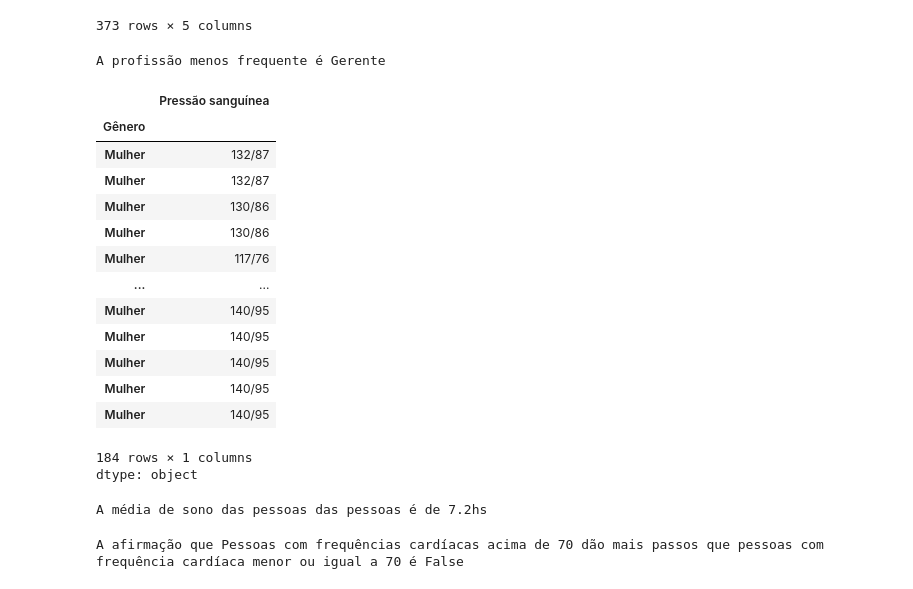
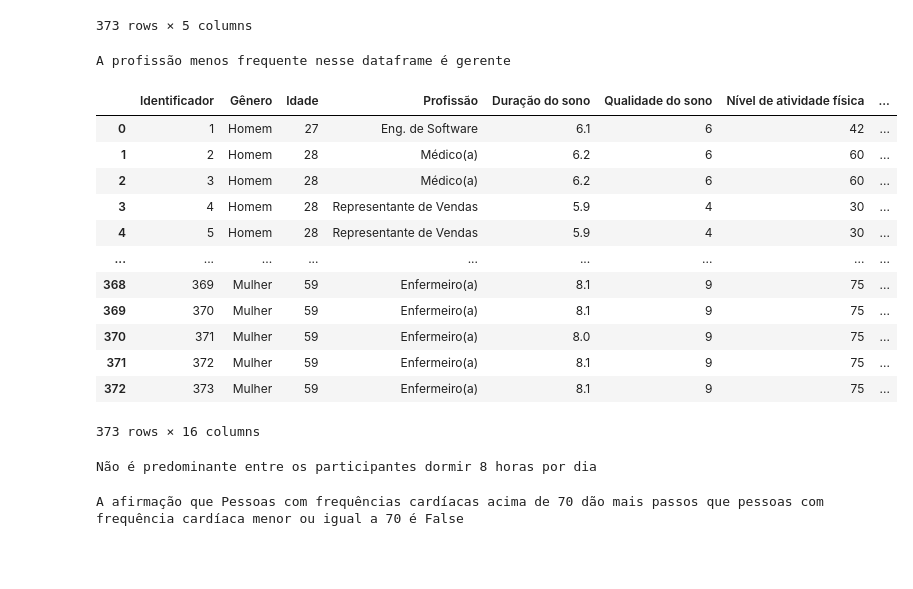
Before and after one commit to dsreliete/Womakerscode_DA_desafio_individual, a Jupyter notebook: DesafioIndividualElietedaSilvaRodrigues.ipynb, the cells around one changed output. Saved outputs shown, nothing was run; the diff lists cells and outputs as text; code cells hidden in the pictures; blank space fills up the shorter version.

```diff
--- a/DesafioIndividualElietedaSilvaRodrigues.ipynb
+++ b/DesafioIndividualElietedaSilvaRodrigues.ipynb
@@ -37,20 +37,3 @@ df_saude.head()
 | 2 | 3 | Homem | 28 | Médico(a) | 6.2 | 6 | 60 | ... |
 | 3 | 4 | Homem | 28 | Representante de Vendas | 5.9 | 4 | 30 | ... |
 | 4 | 5 | Homem | 28 | Representante de Vendas | 5.9 | 4 | 30 | ... |
-# %%
-# Exercício 2
-# df_prof = df_saude['Profissão'].unique()
-# df_prof
-
-df_prof_ind = df_saude.set_index('Profissão')
-df_sono = df_prof_ind.loc[df_prof]['Duração do sono']
-df_sono
-
-# df_sono = df_saude.set_index('Profissão')
-# df_sono_prof = df_sono.groupby('Profissão')['Duração do sono']
-# df_sono_prof.mean()
-# df_sono_prof.median()
-# df_sono_prof.agg([pd.Series.mode])
-
-# list1 = df_prof_ind.loc[df_prof]['Duração do sono'].to_list()
-# df_sono.groupby('Profissão')['Duração do sono'].apply(pd.Series.mode)
@@ -168,46 +139,52 @@ df_subconj
 | 372 | 373 | Mulher | 59 | 140/95 | 68 |
 373 rows × 5 columns
 # %%
-# Exercício 7. idxmin = Return index of first occurrence of minimum over requested axis.
+# Exercício 7.
 # Descubra qual a profissão menos frequente no conjunto. (Use value_counts)
-profissao = df_saude['Profissão'].value_counts().idxmin()
-print('A profissão menos frequente é ' + str(profissao))
+df_saude['Profissão'].value_counts()
+df_saude
+print('A profissão menos frequente nesse dataframe é gerente')
 # %% [output]
-A profissão menos frequente é Gerente
+A profissão menos frequente nesse dataframe é gerente
 # %%
 # Exercício 8
 # Quem tem maior pressão sanguínea média, homens ou mulheres? (Considere a média)
+
+df_saude[['Pressão sistólica', 'Pressão diastólica']] = df_saude['Pressão sanguínea'].str.split('/', expand=True).astype(int)
+PAM = (df_saude['Pressão sistólica'] + 2 * df_saude['Pressão diastólica']) / 3
+pd.concat([df_saude, PAM], axis=1)
+df_saude
+
 df_gen = df_saude.set_index('Gênero')
-df_homem = df_gen.loc['Homem']['Pressão sanguínea']
-df_mulher = df_gen.loc['Mulher']['Pressão sanguínea']
+df_homem = df_gen.loc['Homem']['PAM'].mean()
+df_mulher = df_gen.loc['Mulher']['PAM'].mean()
 
-
-# print('A pressão sanguínea média dos homens é de ' + str(r))
+response = 'A pressão sanguínea média das mulheres é maior que a dos homens' if df_mulher > df_homem else 'A pressão sanguínea média dos homens é maior que a das mulheres'
+print(response)
 # %% [output]
-|  | Pressão sanguínea |
-| Gênero |  |
-| Mulher | 132/87 |
-| Mulher | 132/87 |
-| Mulher | 130/86 |
-| Mulher | 130/86 |
-| Mulher | 117/76 |
-| ... | ... |
-| Mulher | 140/95 |
-| Mulher | 140/95 |
-| Mulher | 140/95 |
-| Mulher | 140/95 |
-| Mulher | 140/95 |
+|  | Identificador | Gênero | Idade | Profissão | Duração do sono | Qualidade do sono | Nível de atividade física | ... |
+| 0 | 1 | Homem | 27 | Eng. de Software | 6.1 | 6 | 42 | ... |
+| 1 | 2 | Homem | 28 | Médico(a) | 6.2 | 6 | 60 | ... |
+| 2 | 3 | Homem | 28 | Médico(a) | 6.2 | 6 | 60 | ... |
+| 3 | 4 | Homem | 28 | Representante de Vendas | 5.9 | 4 | 30 | ... |
+| 4 | 5 | Homem | 28 | Representante de Vendas | 5.9 | 4 | 30 | ... |
+| ... | ... | ... | ... | ... | ... | ... | ... | ... |
+| 368 | 369 | Mulher | 59 | Enfermeiro(a) | 8.1 | 9 | 75 | ... |
+| 369 | 370 | Mulher | 59 | Enfermeiro(a) | 8.1 | 9 | 75 | ... |
+| 370 | 371 | Mulher | 59 | Enfermeiro(a) | 8.0 | 9 | 75 | ... |
+| 371 | 372 | Mulher | 59 | Enfermeiro(a) | 8.1 | 9 | 75 | ... |
+| 372 | 373 | Mulher | 59 | Enfermeiro(a) | 8.1 | 9 | 75 | ... |
-184 rows × 1 columns
-dtype: object
+373 rows × 16 columns
 # %%
 # Exercício 9
 # É predominante entre os participantes dormir 8 horas por dia (considere usar Moda como medida)?
 df_sono = df_saude['Duração do sono']
 df_sono.mode()[0]
 
-print('A média de sono das pessoas das pessoas é de ' + str(df_sono.mode()[0]) + 'hs')
+response = 'É predominante entre os participantes dormir 8 horas por dia' if df_sono.mode()[0] == 8 else 'Não é predominante entre os participantes dormir 8 horas por dia'
+print(response)
 # %% [output]
-A média de sono das pessoas das pessoas é de 7.2hs
+Não é predominante entre os participantes dormir 8 horas por dia
 # %%
 # Exercício 10
 # Pessoas com frequências cardíacas acima de 70 dão mais passos que pessoas com frequência cardíaca menor ou igual a 70? (Use a média)
```
Also changed, not shown: parts of 4 cells of this notebook.
